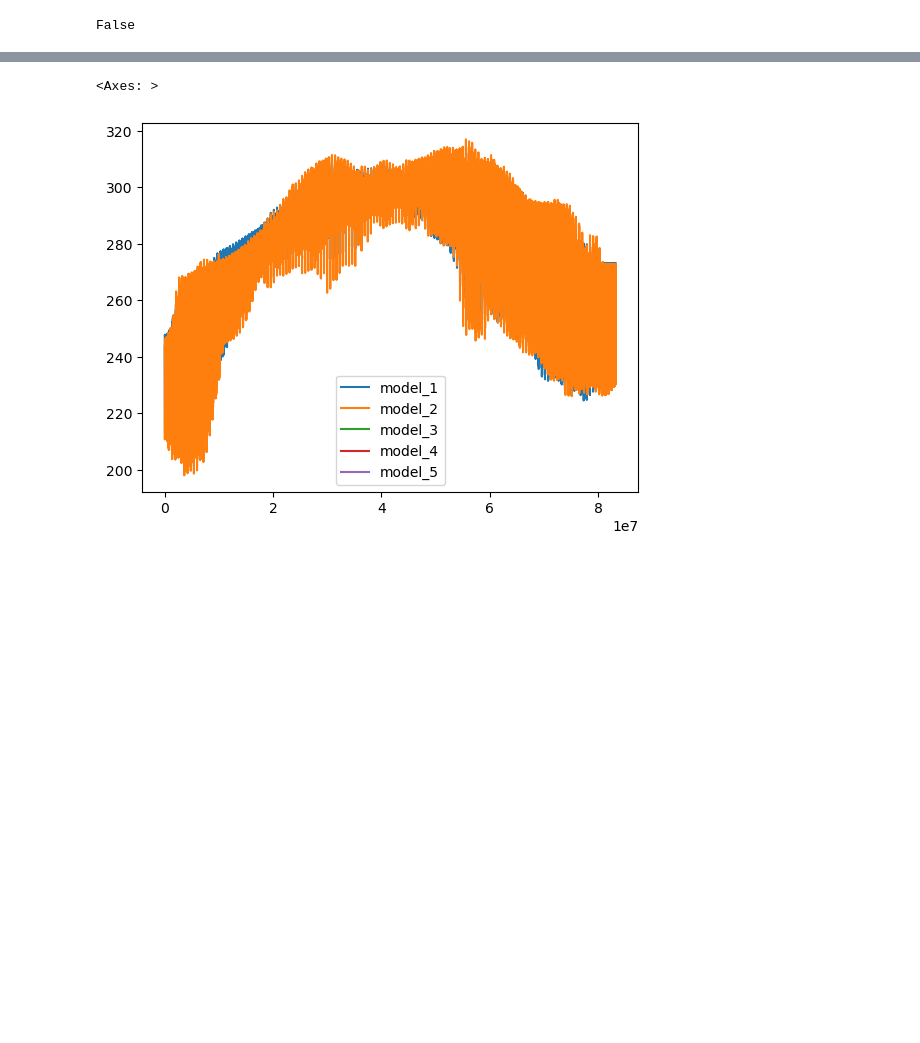
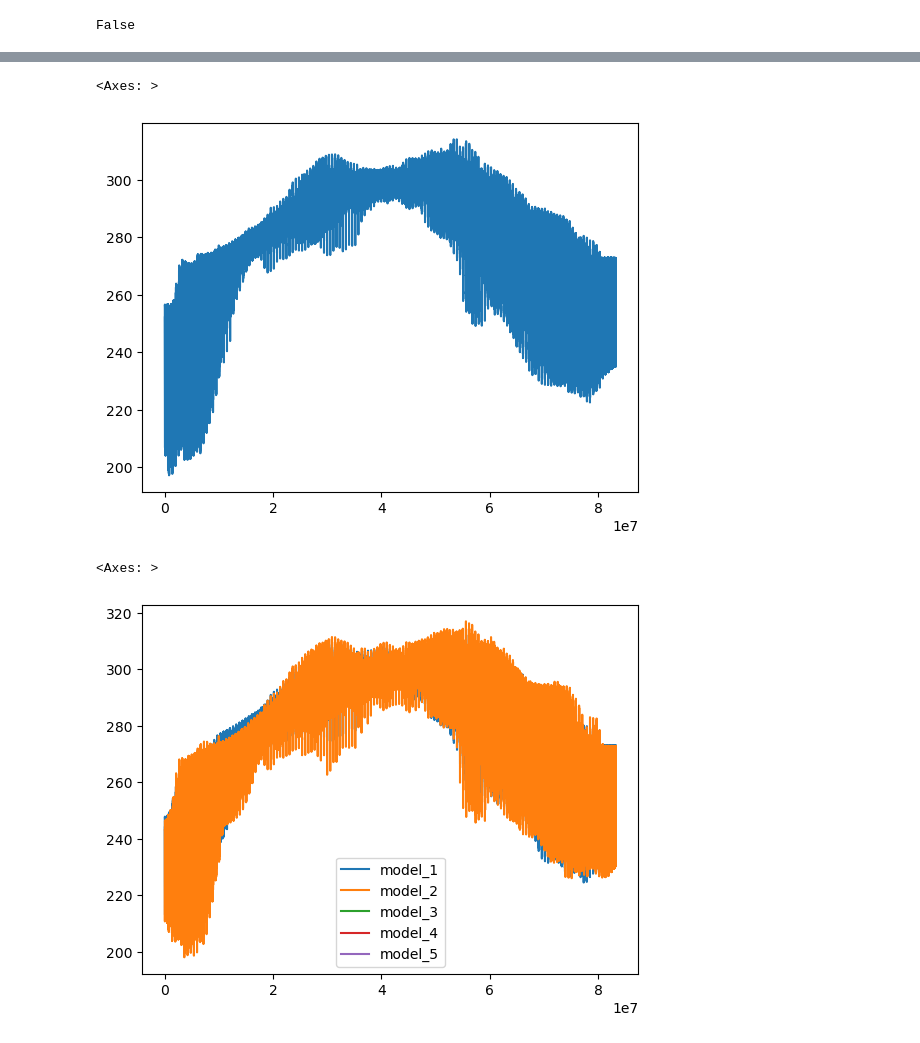
Before and after one commit to opticwiznub/Honours-Thesis, a Jupyter notebook: code/GNN_structure.ipynb, the cells around one changed output, grey strips where cells are left out. Saved outputs shown, nothing was run; the diff lists cells and outputs as text; code cells hidden in the pictures; blank space fills up the shorter version.

```diff
--- a/code/GNN_structure.ipynb
+++ b/code/GNN_structure.ipynb
@@ -16,13 +15,14 @@ class ssp_data():
     def __init__(self, n=39) -> None:
         self.n = n
         self.raw = {}
+        # self.raw_df = {}
         self.init_edge_list(n)
         self.y_file = 'data\\tas_scenario_245\\tas_mon_mod_ssp245_192_000.nc'
         self.x_file_list = [item for item in glob('data\\tas_scenario_245\\tas_mon_mod_ssp245_192_*.nc') if item not in [self.y_file]][0 : self.n]
         self.create_df()
-        # self.x_tensor = self.create_tensors(self.x).T
-        # self.y_tensor = self.create_tensors(self.y)
-        # self.data = torch_geometric.data.Data(x=self.x_tensor, edge_index=self.edge_index.t().contiguous(), y=self.y_tensor)
+        self.x_tensor = self.create_tensors(self.x).T
+        self.y_tensor = self.create_tensors(self.y)
+        self.data = torch_geometric.data.Data(x=self.x_tensor, edge_index=self.edge_index.t().contiguous(), y=self.y_tensor)
         # self.split_data()
         # self.mini_graphs()
 
@@ -46,8 +46,9 @@ class ssp_data():
 
     def create_vector(self, filename):
         data = xr.open_dataset(filename)
-        df = data.to_dataframe().reset_index()
-        self.raw[filename] = df
+        self.raw[filename] = data
+        df = self.raw[filename].to_dataframe().reset_index()
+        # self.raw_df[filename] = df
         df['date'] = pd.to_datetime(df['time'], errors='coerce')
         tas_vector = df.loc[(df['date'].dt.year >= 1960) & (df['date'].dt.year <= 1970), 'tas']#['tas']#[0:5000]
         # print(tas_vector)
@@ -76,7 +77,7 @@ class ssp_data():
         transform = T.Compose([T.RandomNodeSplit(num_test=1000, num_val=1000)])
         self.data = transform(self.data)
 # %%
-ssp_data = ssp_data(n=2)
+ssp_data = ssp_data(n=10)
 # %% [output]
 Processing data\tas_scenario_245\tas_mon_mod_ssp245_192_001.nc
 Processing data\tas_scenario_245\tas_mon_mod_ssp245_192_002.nc
@@ -106,3 +124,8 @@ ssp_data.raw
+# %%
+ssp_data.y.plot()
+# %% [output]
+<Axes: >
+[figure, added]
 # %%
 ssp_data.x.plot()
 # %% [output]
```
Also changed, not shown: parts of 8 cells of this notebook, 6 other files.
